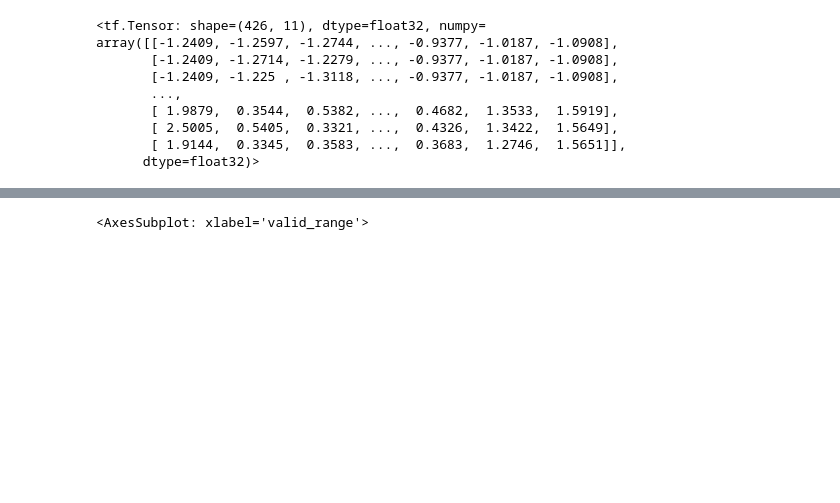
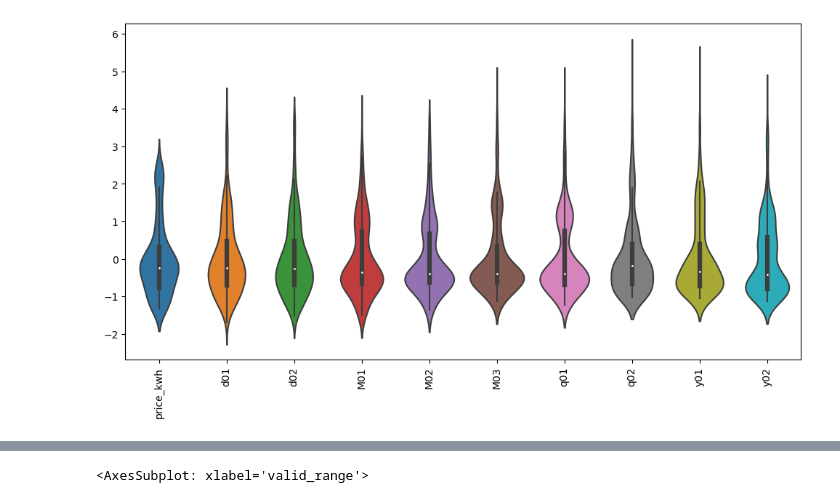
Before and after one commit to michael-fuest/DAiA-EON, a Jupyter notebook: model_performance2.ipynb, the cells around one changed output, grey strips where cells are left out. Drawn from its saved outputs; the diff is of its cells as text; code cells hidden in the pictures; blank space fills up the shorter version.

```diff
--- a/model_performance2.ipynb
+++ b/model_performance2.ipynb
@@ -70,15 +66,9 @@ norm_input = norm_layer(input)
-# %%
-norm_input
-# %% [output]
-<tf.Tensor: shape=(426, 11), dtype=float32, numpy=
-array([[-1.2409, -1.2597, -1.2744, ..., -0.9377, -1.0187, -1.0908],
-       [-1.2409, -1.2714, -1.2279, ..., -0.9377, -1.0187, -1.0908],
-       [-1.2409, -1.225 , -1.3118, ..., -0.9377, -1.0187, -1.0908],
-       ...,
-       [ 1.9879,  0.3544,  0.5382, ...,  0.4682,  1.3533,  1.5919],
-       [ 2.5005,  0.5405,  0.3321, ...,  0.4326,  1.3422,  1.5649],
-       [ 1.9144,  0.3345,  0.3583, ...,  0.3683,  1.2746,  1.5651]],
-      dtype=float32)>
+# %%
+plt.figure(figsize=(12, 6))
+ax = violinplot(data=norm_input)
+_ = ax.set_xticklabels(input.keys(), rotation=90)
+# %% [output]
+[figure, added]
 # %%
 norm_input.numpy().shape
 # %% [output]
```
Also changed, not shown: parts of 39 cells of this notebook, 1 other file.
